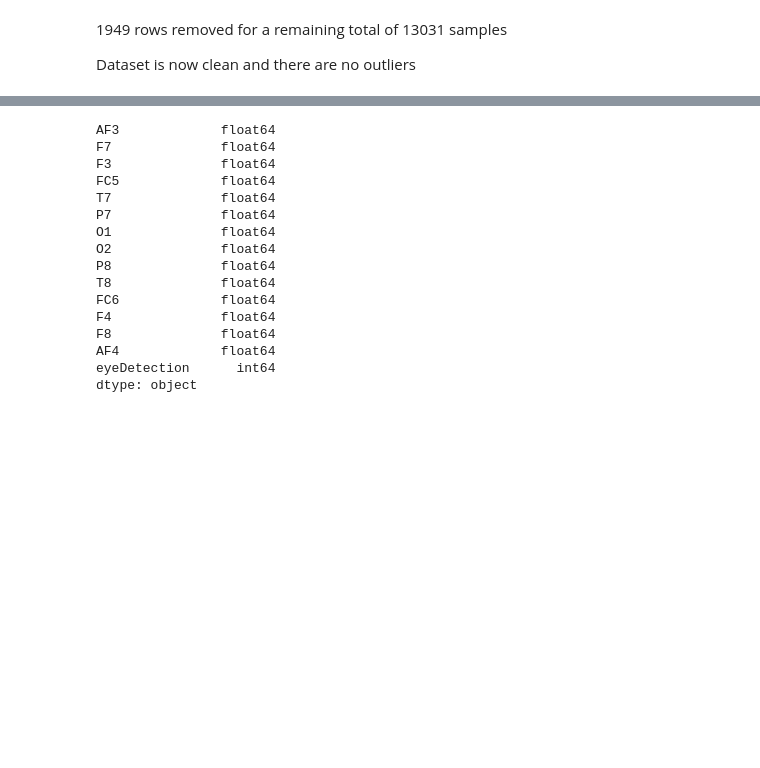
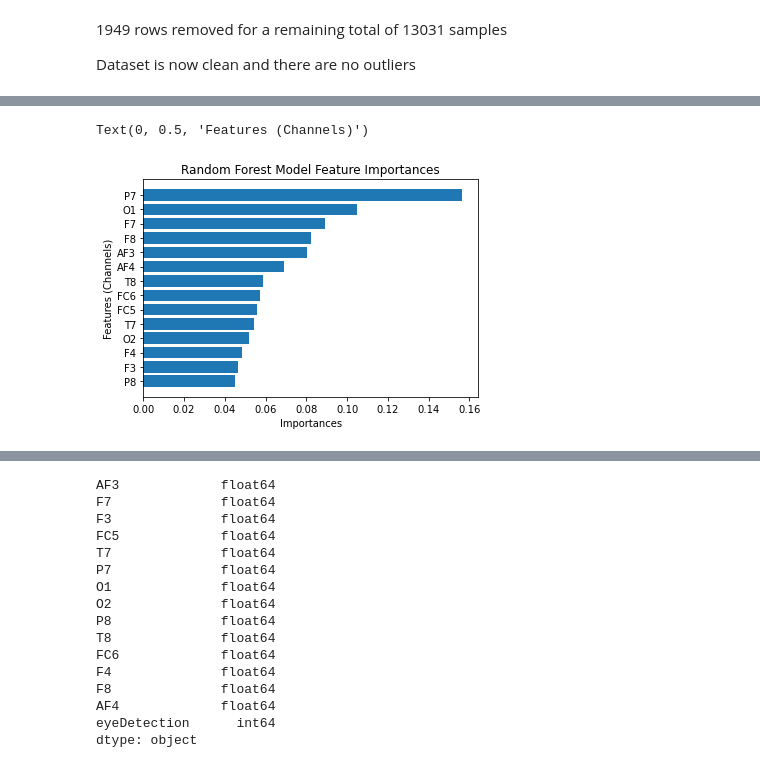
Before and after one commit to AndrewSGShin/Do_Eye_See, a Jupyter notebook: test.ipynb, the cells around one changed output, grey strips where cells are left out. Saved outputs shown, nothing was run; the diff lists cells and outputs as text; code cells hidden in the pictures; blank space fills up the shorter version.

```diff
--- a/test.ipynb
+++ b/test.ipynb
@@ -142,3 +196,13 @@ Text(0, 0.5, 'Features (Channels)')
+# %%
+## VISUALIZE IMPORTANCES
+sorted_idx = rf.feature_importances_.argsort()
+plt.barh(X_train.columns[sorted_idx],rf.feature_importances_[sorted_idx])
+plt.title('Random Forest Model Feature Importances')
+plt.xlabel('Importances')
+plt.ylabel('Features (Channels)')
+# %% [output]
+Text(0, 0.5, 'Features (Channels)')
+[figure, added]
 # %%
 ## ORDERED LIST OF MOST IMPORTANT TO LEAST IMPORTANT FEATURES
 import numpy as np
```
Also changed, not shown: parts of 59 cells of this notebook.
